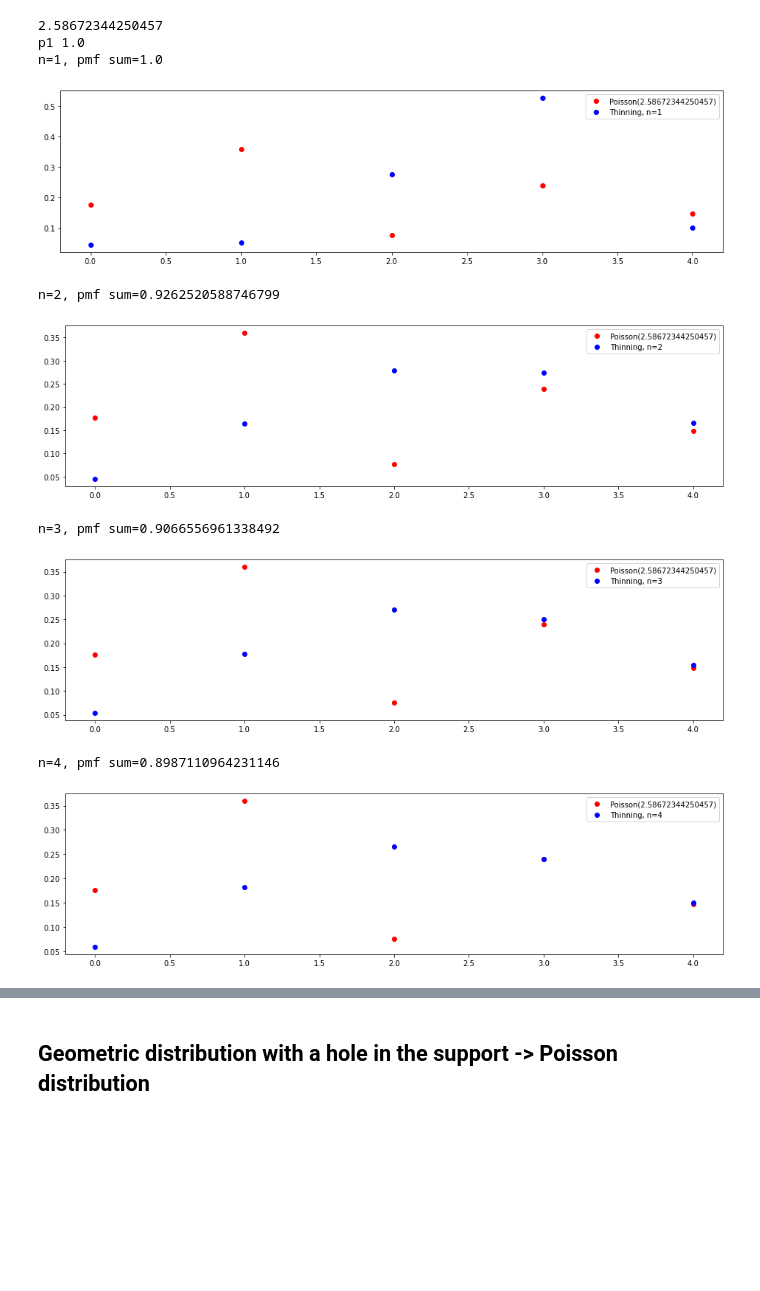
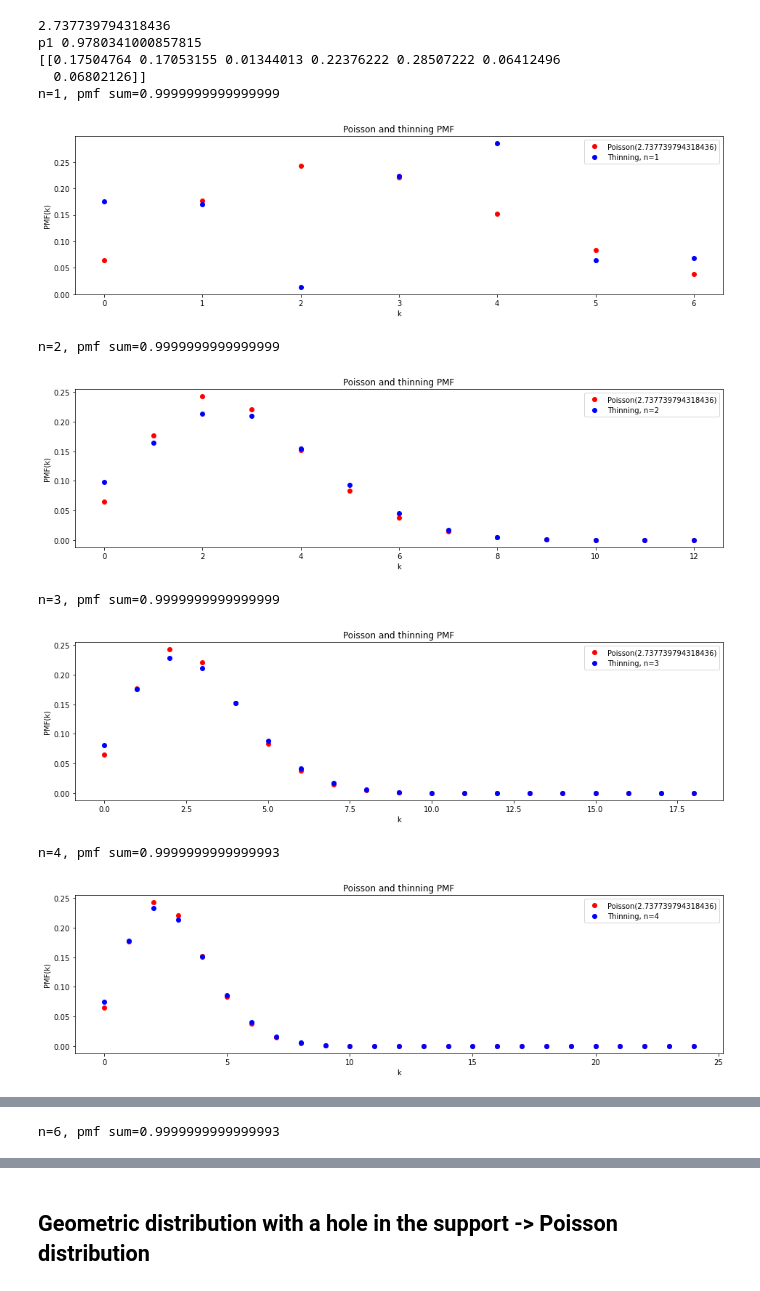
Before and after one commit to AnnaBagriy/w1-monotonicity, a Jupyter notebook: W1.ipynb, the cells around one changed output, grey strips where cells are left out. Cells and saved outputs as stored; diff of their text form; code cells hidden in the pictures; blank space fills up the shorter version.

```diff
--- a/W1.ipynb
+++ b/W1.ipynb
@@ -30,11 +74,14 @@ def display_wasserstein_distance_info(w_range, n_range, text="", text2="Poisson"
 
     plt.plot(n_range, w_range, c="black")
     plt.title(f"W_1({text},{text2})")
+    plt.xlabel("n")
+    plt.ylabel("W_1")
     plt.show()
 
 def plot_pmf(x, y, title=""):
     plt.plot(x, y, 'ro')
-    plt.title(title)
+    plt.xlabel("k")
+    plt.ylabel("PMF(k)")
     plt.show()
 
 def get_relative_entropy(p1, p2=[]):
@@ -273,6 +328,8 @@ def get_thinning1_pmf_array(K,n,l,k_star=0,dist=[]):
 
     return thinning_arr
 # %%
+K = 5
+
 dist1 = np.random.dirichlet(np.ones(K+1),size=1)
 dist2 = np.random.dirichlet(np.ones(K+1),size=1)
 
@@ -484,9 +668,9 @@ W_1(Thinning(...),Poisson) is monotonically increasing: False
 # %%
-dist = np.random.dirichlet(np.ones(K+1),size=1)
-
-K = 4
+K = 6
 l = K
 K_range = range(0,K+1)
+
+dist = np.random.dirichlet(np.ones(K+1),size=1)
 
 p = 0.5
 #lmb = 1 #for geom RV
@@ -498,14 +682,14 @@ for x in range(0,np.size(dist)):
 print(lmb)
 
 p3 = get_binomial_pmf_array(K, p)
-p1 = np.random.dirichlet(np.ones(K+1),size=1)[0] #get_poisson_pmf_array(K, lmb)
+p1 = get_poisson_pmf_array(K, lmb)
 print("p1", sum(p1))
 #plot_pmf(K_range,p1,f"Binomial({K},{p})")
 #plot_pmf(K_range,p1,f"Poisson({lmb})")
 
-#print(dist)
+print(dist)
 
-n_max = 4
+n_max = 6
 n_step = 1
 n_range = range(1,n_max+1,n_step)
 w_range = []
@@ -513,58 +697,68 @@ w_range = []
 entropy = []
 rel_entropy = []
 
-k_star = 3
+k_star = 1
 
 for n in n_range:
-    p2 = get_thinning_pmf_array(K, n, l, k_star)
+    K_range = range(0,n*K+1)
+    p=0.5
+    #lmb=p*(n)
+    p2 = get_thinning1_pmf_array(K, n, l, k_star, dist, p)
+    p1 = get_poisson_pmf_array(K*n, lmb)
     #print(poisson.pmf(0,n))
     print(f"n={n}, pmf sum={sum(p2)}")
     #plot_pmf(K_range,p2)
     plt.figure(figsize=(16,4))
     #plt.plot(K_range, p3, 'ko', label='Binomial(K,p)')
+    plt.title("Poisson and thinning PMF")
     plt.plot(K_range, p1, 'ro', label=f'Poisson({lmb})')
     plt.plot(K_range, p2, 'bo', label=f'Thinning, n={n}')
+    plt.xlabel("k")
+    plt.ylabel("PMF(k)")
     plt.legend()
     plt.show()
     #plt.plot(K_range, list(zip(p1, p2)), 'rbo',  label=['Poisson(lmb)', f'Thinning, n={n}'])
 
-    w = wasserstein_distance(p1, p2)
+    dists = [i for i in range(len(p1))]
+    w = wasserstein_distance(dists, dists, p1, p2)
     w_range.append(w)
 
     rel_entropy.append(get_relative_entropy(p2, p1))
     entropy.append(get_relative_entropy(p2))
 
 #print(p2)
 #plot_pmf(K_range,p2)
 
 thinning_rv = binomial_with_hole_const
 
 print(f"H({thinning_rv}|Poisson({lmb})) is monotonically decreasing: {is_monot_decreasing(rel_entropy)} (should always be true)")
 print(rel_entropy)
 print()
 print(f"H({thinning_rv}) is monotonically increasing: {is_monot_increasing(entropy)} (should be true in ULC case)")
 print(f"H({thinning_rv}) is monotonically decreasing: {is_monot_decreasing(entropy)} (should be true in ULConvex case)")
 print(entropy)
 print()
 print(f"H({thinning_rv})_{n_max}={entropy[-1]}, H(Poisson({lmb}))={scipy.stats.entropy(p1)}")
 print(f"H({thinning_rv}|Poisson({lmb}))={rel_entropy[-1]}")
 
 print()
 print(w_range)
 print()
-display_wasserstein_distance_info(w_range, n_range, f"Thinning(...)")
+display_wasserstein_distance_info(w_range, n_range, f"Thinning", f"Poisson({lmb})")
 
 #plt.plot(K_range, list(zip(p1, p2)), label=['Poisson(lmb)', f'Thinning, n={n}'])
 #plt.legend()
 #plt.show()
 # %% [output]
-2.58672344250457
-p1 1.0
-n=1, pmf sum=1.0
+2.737739794318436
+p1 0.9780341000857815
+[[0.17504764 0.17053155 0.01344013 0.22376222 0.28507222 0.06412496
+  0.06802126]]
+n=1, pmf sum=0.9999999999999999
-[figure, old version]
+[figure, new version]
-n=2, pmf sum=0.9262520588746799
+n=2, pmf sum=0.9999999999999999
-[figure, old version]
+[figure, new version]
-n=3, pmf sum=0.9066556961338492
+n=3, pmf sum=0.9999999999999999
-[figure, old version]
+[figure, new version]
-n=4, pmf sum=0.8987110964231146
+n=4, pmf sum=0.9999999999999993
-[figure, old version]
+[figure, new version]
@@ -585,0 +767 @@ W_1(Thinning(...),Poisson) is monotonically increasing: False
+n=6, pmf sum=0.9999999999999993
```
Also changed, not shown: parts of 19 cells of this notebook.
